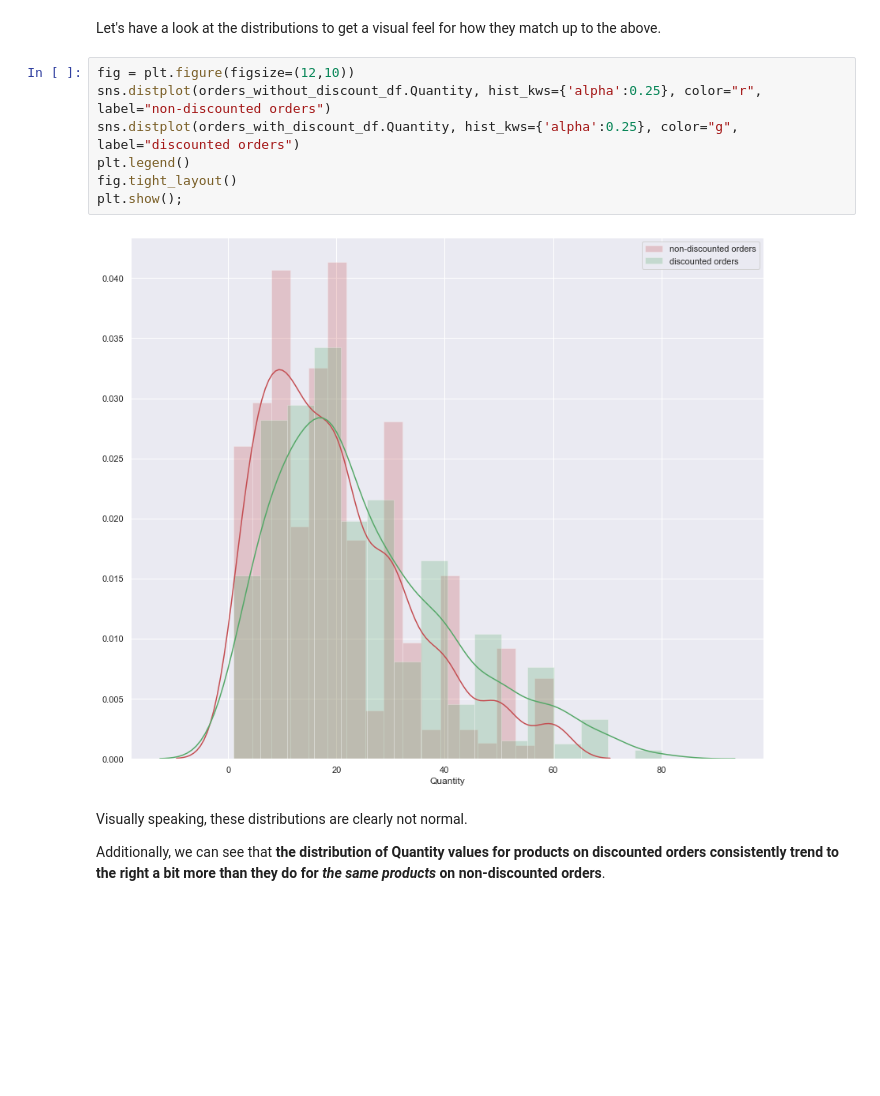
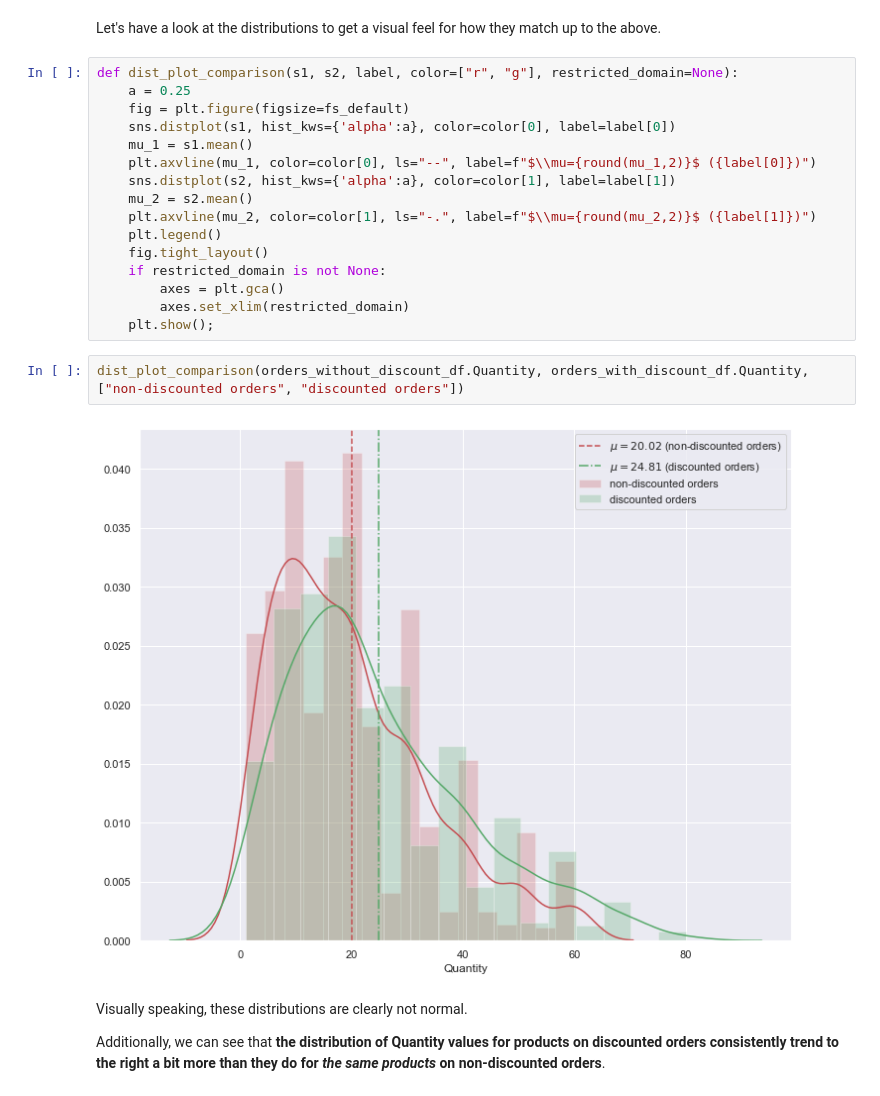
Before and after one commit to sacontreras/dsc-project-module-03, a Jupyter notebook: NorthwindProductDisountOrderEffectAnalysis.ipynb, the cells around one changed output. Drawn from its saved outputs; the diff is of its cells as text; blank space fills up the shorter version.

```diff
--- a/NorthwindProductDisountOrderEffectAnalysis.ipynb
+++ b/NorthwindProductDisountOrderEffectAnalysis.ipynb
@@ -578,15 +600,26 @@ $\mu=20.02$
 $\mu_d=24.81$
 # %% [markdown]
 Let's have a look at the distributions to get a visual feel for how they match up to the above.
-# %%
-fig = plt.figure(figsize=(12,10))
-sns.distplot(orders_without_discount_df.Quantity, hist_kws={'alpha':0.25}, color="r", label="non-discounted orders")
-sns.distplot(orders_with_discount_df.Quantity, hist_kws={'alpha':0.25}, color="g", label="discounted orders")
-plt.legend()
-fig.tight_layout()
-plt.show();
-# %% [output]
-[figure, removed]
+# %%
+def dist_plot_comparison(s1, s2, label, color=["r", "g"], restricted_domain=None):
+    a = 0.25
+    fig = plt.figure(figsize=fs_default)
+    sns.distplot(s1, hist_kws={'alpha':a}, color=color[0], label=label[0])
+    mu_1 = s1.mean()
+    plt.axvline(mu_1, color=color[0], ls="--", label=f"$\\mu={round(mu_1,2)}$ ({label[0]})")
+    sns.distplot(s2, hist_kws={'alpha':a}, color=color[1], label=label[1])
+    mu_2 = s2.mean()
+    plt.axvline(mu_2, color=color[1], ls="-.", label=f"$\\mu={round(mu_2,2)}$ ({label[1]})")
+    plt.legend()
+    fig.tight_layout()
+    if restricted_domain is not None:
+        axes = plt.gca()
+        axes.set_xlim(restricted_domain)
+    plt.show();
+# %%
+dist_plot_comparison(orders_without_discount_df.Quantity, orders_with_discount_df.Quantity, ["non-discounted orders", "discounted orders"])
+# %% [output]
+[figure, added]
 # %% [markdown]
 Visually speaking, these distributions are clearly not normal.
 
```
Also changed, not shown: parts of 54 cells of this notebook.
